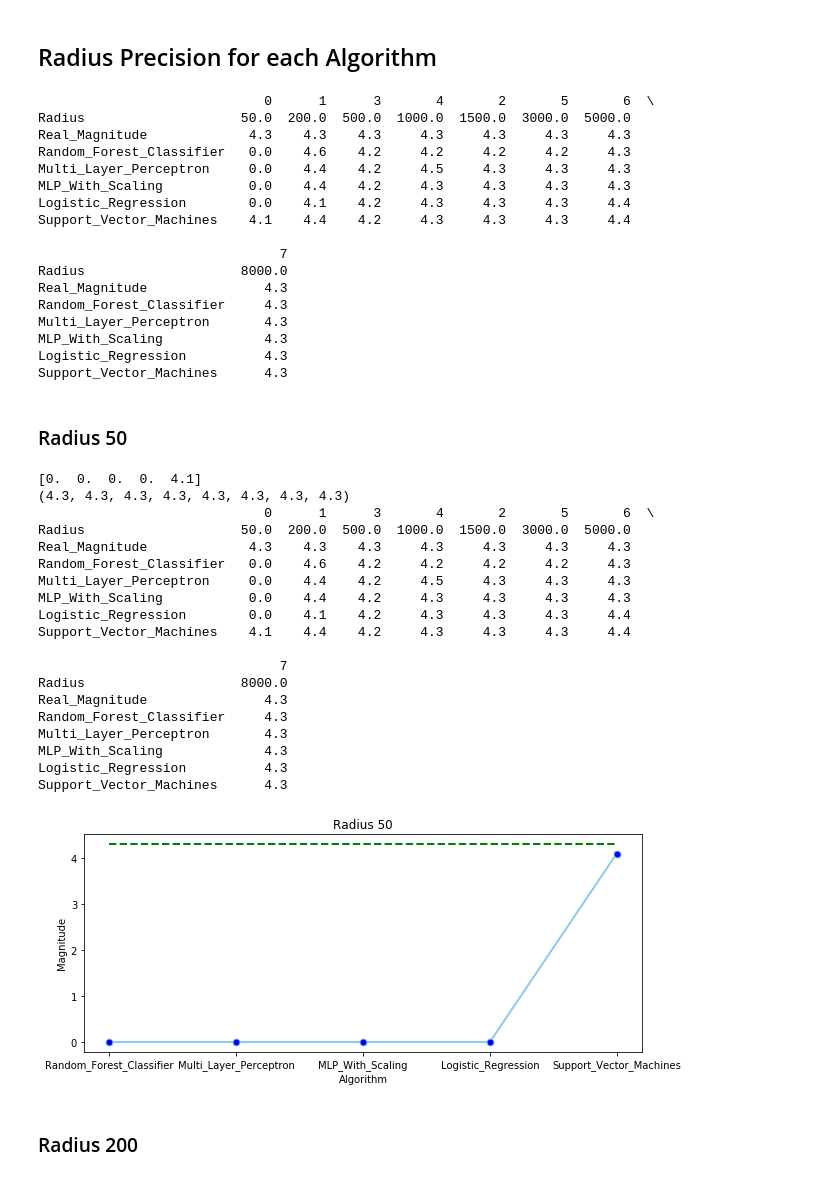
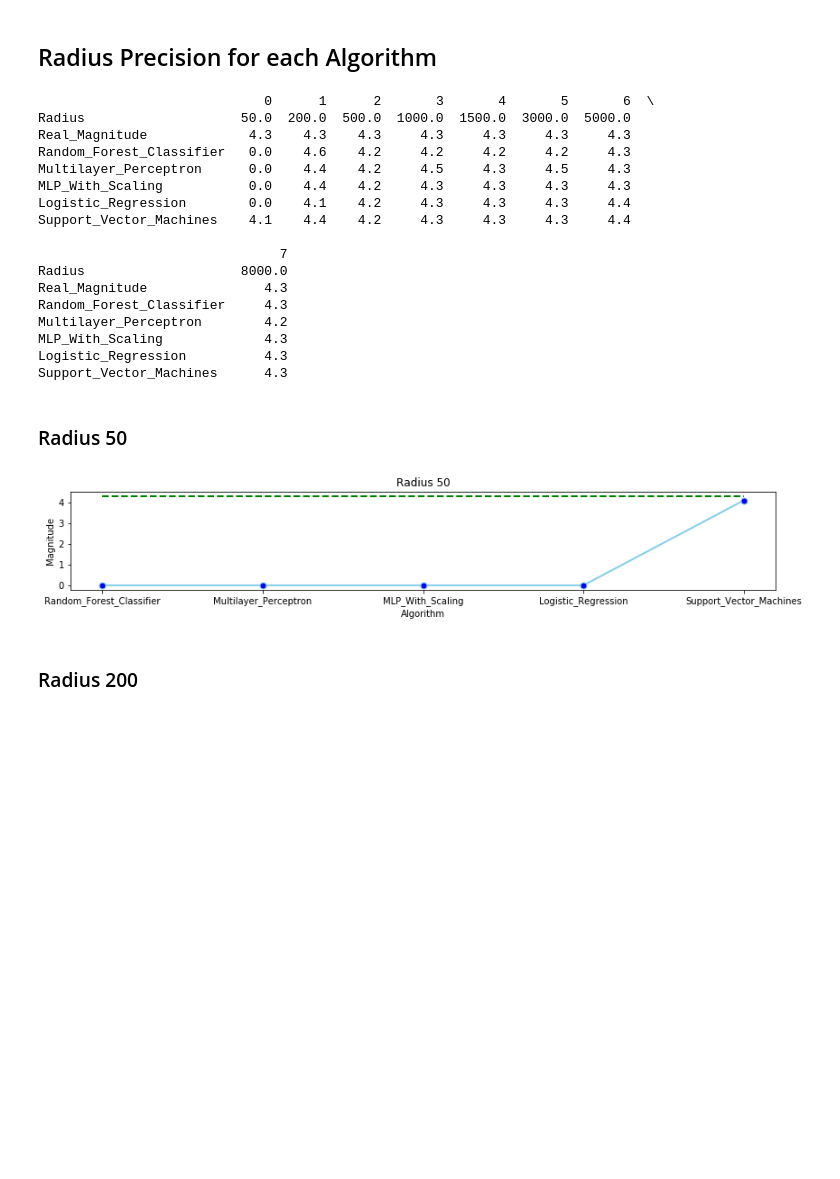
Before and after one commit to Patricia008/EarthquakesMLinJupyter, a Jupyter notebook: jupyter/Plots.ipynb, the cells around one changed output. Saved outputs shown, nothing was run; the diff lists cells and outputs as text; code cells hidden in the pictures; blank space fills up the shorter version.

Commit message:
change name for multilayer perceptron

```diff
--- a/jupyter/Plots.ipynb
+++ b/jupyter/Plots.ipynb
@@ -6,3 +6,5 @@ import pandas as panda
 # %%
 inputData = panda.read_csv('predictions.csv')
 inputData = inputData.sort_values(by='Radius')
+inputData = inputData.reset_index(drop=True)
+inputData
@@ -66,11 +99,11 @@ plt.legend()
 inputData_transposed = inputData.transpose()
 print(inputData_transposed)
 # %% [output]
-                             0      1      3       4       2       5       6  \
+                             0      1      2       3       4       5       6  \
 Radius                    50.0  200.0  500.0  1000.0  1500.0  3000.0  5000.0
 Real_Magnitude             4.3    4.3    4.3     4.3     4.3     4.3     4.3
 Random_Forest_Classifier   0.0    4.6    4.2     4.2     4.2     4.2     4.3
-Multi_Layer_Perceptron     0.0    4.4    4.2     4.5     4.3     4.3     4.3
+Multilayer_Perceptron      0.0    4.4    4.2     4.5     4.3     4.5     4.3
 MLP_With_Scaling           0.0    4.4    4.2     4.3     4.3     4.3     4.3
 Logistic_Regression        0.0    4.1    4.2     4.3     4.3     4.3     4.4
 Support_Vector_Machines    4.1    4.4    4.2     4.3     4.3     4.3     4.4
@@ -79,7 +112,7 @@ Support_Vector_Machines    4.1    4.4    4.2     4.3     4.3     4.3     4.4
 Radius                    8000.0
 Real_Magnitude               4.3
 Random_Forest_Classifier     4.3
-Multi_Layer_Perceptron       4.3
+Multilayer_Perceptron        4.2
 MLP_With_Scaling             4.3
 Logistic_Regression          4.3
 Support_Vector_Machines      4.3
@@ -87,38 +120,19 @@ Support_Vector_Machines      4.3
 ### Radius 50 ###
 # %%
 
-plt.figure(figsize=(10,4))
+plt.figure(figsize=(14,2))
 plt.title('Radius 50')
 plt.xlabel('Algorithm')
 plt.ylabel('Magnitude')
-print(inputData_transposed[0][2:].values)
-print(tuple(inputData['Real_Magnitude']))
-print(inputData_transposed)
+# print(inputData_transposed[0][2:].values)
+# print(tuple(inputData['Real_Magnitude']))
+# print(inputData_transposed)
 plt.plot( inputData.keys()[2:].values, tuple(inputData_transposed[0][2:].values), data = inputData_transposed, marker='o', markerfacecolor='blue', markersize=7, color='skyblue', linewidth=2)
 plt.plot( inputData.keys()[2:].values, tuple(inputData['Real_Magnitude'])[3:], data = inputData_transposed, linestyle='dashed', color='green', linewidth=2)
 
-plt.show()
+plt.savefig('magVSmodel50.png')
 # %% [output]
-[0.  0.  0.  0.  4.1]
-(4.3, 4.3, 4.3, 4.3, 4.3, 4.3, 4.3, 4.3)
-                             0      1      3       4       2       5       6  \
-Radius                    50.0  200.0  500.0  1000.0  1500.0  3000.0  5000.0
-Real_Magnitude             4.3    4.3    4.3     4.3     4.3     4.3     4.3
-Random_Forest_Classifier   0.0    4.6    4.2     4.2     4.2     4.2     4.3
-Multi_Layer_Perceptron     0.0    4.4    4.2     4.5     4.3     4.3     4.3
-MLP_With_Scaling           0.0    4.4    4.2     4.3     4.3     4.3     4.3
-Logistic_Regression        0.0    4.1    4.2     4.3     4.3     4.3     4.4
-Support_Vector_Machines    4.1    4.4    4.2     4.3     4.3     4.3     4.4
-
-                               7
-Radius                    8000.0
-Real_Magnitude               4.3
-Random_Forest_Classifier     4.3
-Multi_Layer_Perceptron       4.3
-MLP_With_Scaling             4.3
-Logistic_Regression          4.3
-Support_Vector_Machines      4.3
-[figure, old version]
+[figure, new version]
 # %% [markdown]
 ### Radius 200 ###
 # %%
```
Also changed, not shown: parts of 14 cells of this notebook, 15 other files.
